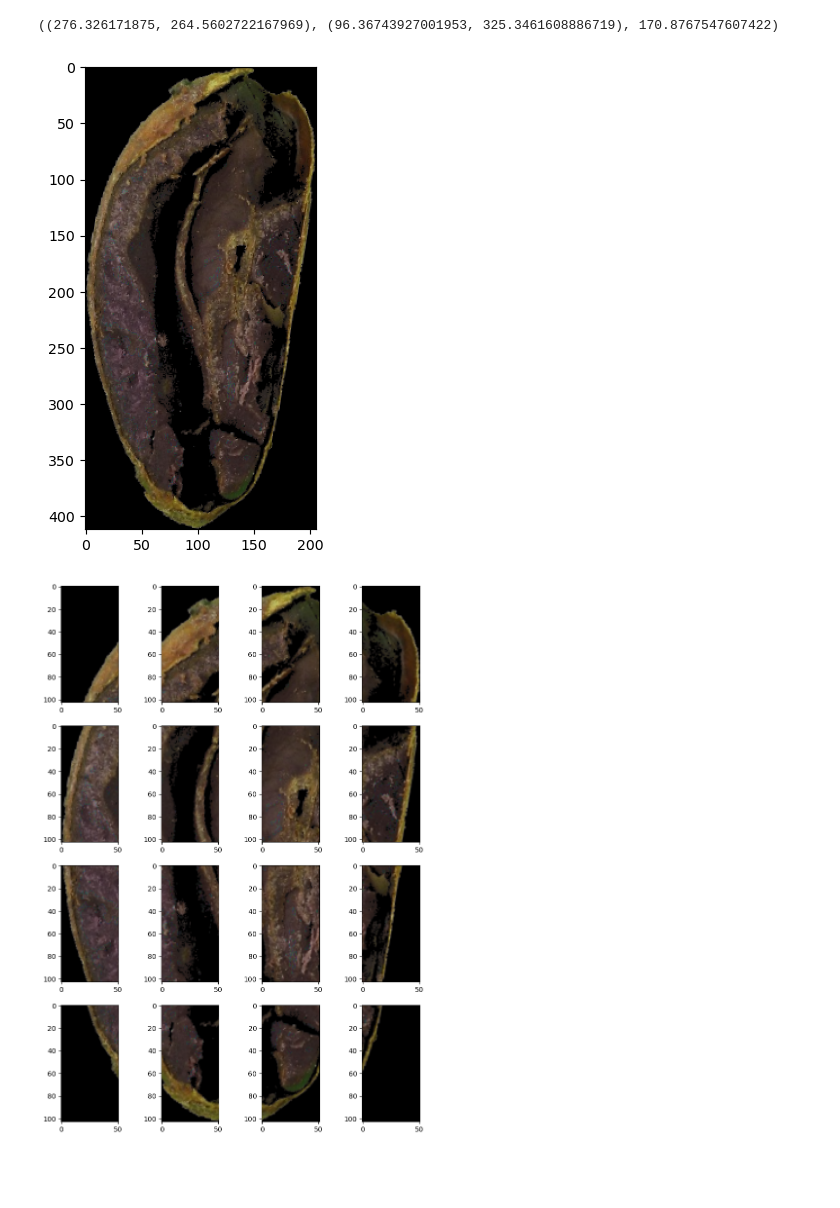
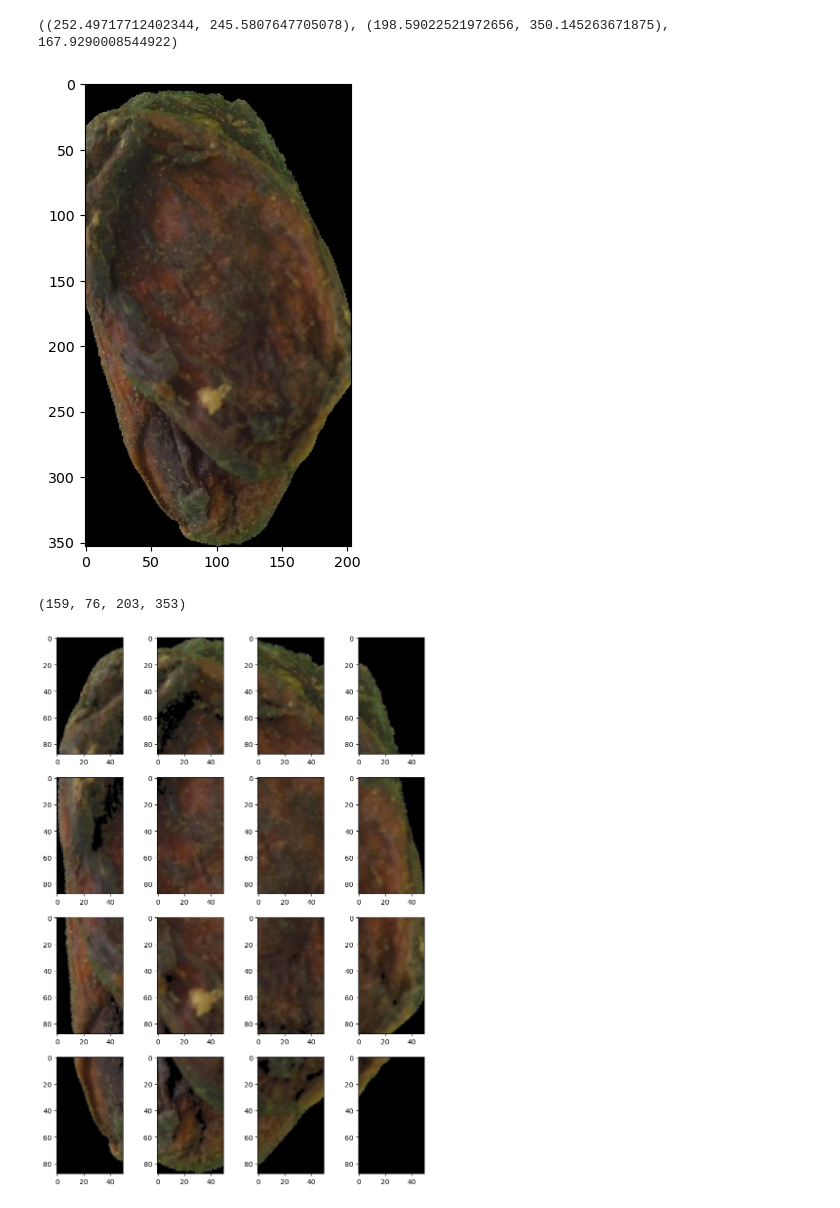
Before and after one commit to quanglochuynh/thesis2022, a Jupyter notebook: The_new_thesis_approach/hsv_feature.ipynb, the cells around one changed output. Cells and saved outputs as stored; diff of their text form; code cells hidden in the pictures; blank space fills up the shorter version.

```diff
--- a/The_new_thesis_approach/hsv_feature.ipynb
+++ b/The_new_thesis_approach/hsv_feature.ipynb
@@ -6,11 +6,11 @@ import matplotlib.pyplot as plt
 from skimage.feature import graycomatrix, graycoprops
 from image_extractor import init_lut, statistic_analysis, linear_fn, curved, seperate_chanel, preprocess_hsv, histogram_analysis
 
-# image_dir  = 'D:/Thesis_data/Backups/Color_Corrected_512x512/Agglutinated/image (35).JPG'
+image_dir  = 'D:/Thesis_data/Backups/Color_Corrected_512x512/Agglutinated/image (35).JPG'
 # image_dir  = 'D:/Thesis_data/Backups/Color_Corrected_512x512/Brittle/image (35).JPG'
 # image_dir = 'D:/Thesis_data/Backups/Color_Corrected_512x512/Plated_Purple/image (23).JPG'
 # image_dir = 'D:/Thesis_data/Backups/Color_Corrected_512x512/Compartmentalized_Brown/image (1).JPG'
-image_dir = 'D:/Thesis_data/Backups/Color_Corrected_512x512/Compartmentalized_PartiallyPurple/image (2).JPG'
+# image_dir = 'D:/Thesis_data/Backups/Color_Corrected_512x512/Compartmentalized_PartiallyPurple/image (8).JPG'
 # image_dir = 'D:/Thesis_data/Backups/Color_Corrected_512x512/Moldered/image (67).JPG'
 # image_dir = 'D:/Thesis_data/Backups/Color_Corrected_512x512/Compartmentalized_Slaty/image (56).JPG'
 
@@ -24,17 +24,22 @@ lut1 = init_lut(fn=linear_fn, coefficient=10)
 lut2 = init_lut(fn=curved, coefficient=1.5)
 # %%
 plt.rcParams["figure.figsize"] = (6,6)
-image_hsv, cnt, ellipse = preprocess_hsv(image, Contour=True)
+image_hsv, cnt, ellipse = preprocess_hsv(image)
+x,y,w,h = cv2.boundingRect(cnt)
 image_rgb = cv2.cvtColor(image_hsv, cv2.COLOR_HSV2RGB)
-origin_rgb = cv2.cvtColor(image, cv2.COLOR_BGR2RGB)
+origin_rgb = cv2.cvtColor(image[y:y+h, x:x+w], cv2.COLOR_BGR2RGB)
 print(ellipse)
 (cX, cY),(aX, aY), o = ellipse
 
-plt.imshow(image_rgb)
+plt.imshow(origin_rgb)
 plt.show()
 # %% [output]
-((276.326171875, 264.5602722167969), (96.36743927001953, 325.3461608886719), 170.8767547607422)
+((252.49717712402344, 245.5807647705078), (198.59022521972656, 350.145263671875), 167.9290008544922)
-[figure, old version]
+[figure, new version]
+# %%
+cv2.boundingRect(cnt)
+# %% [output]
+(159, 76, 203, 353)
 # %%
 hei, wid, c = shape(image_rgb)
 # %%
@@ -57,4 +62,4 @@ for i in range(0, 4):
         # print(i, j)
 plt.show()
 # %% [output]
-[figure, old version]
+[figure, new version]
```
Also changed, not shown: 4 other files.
